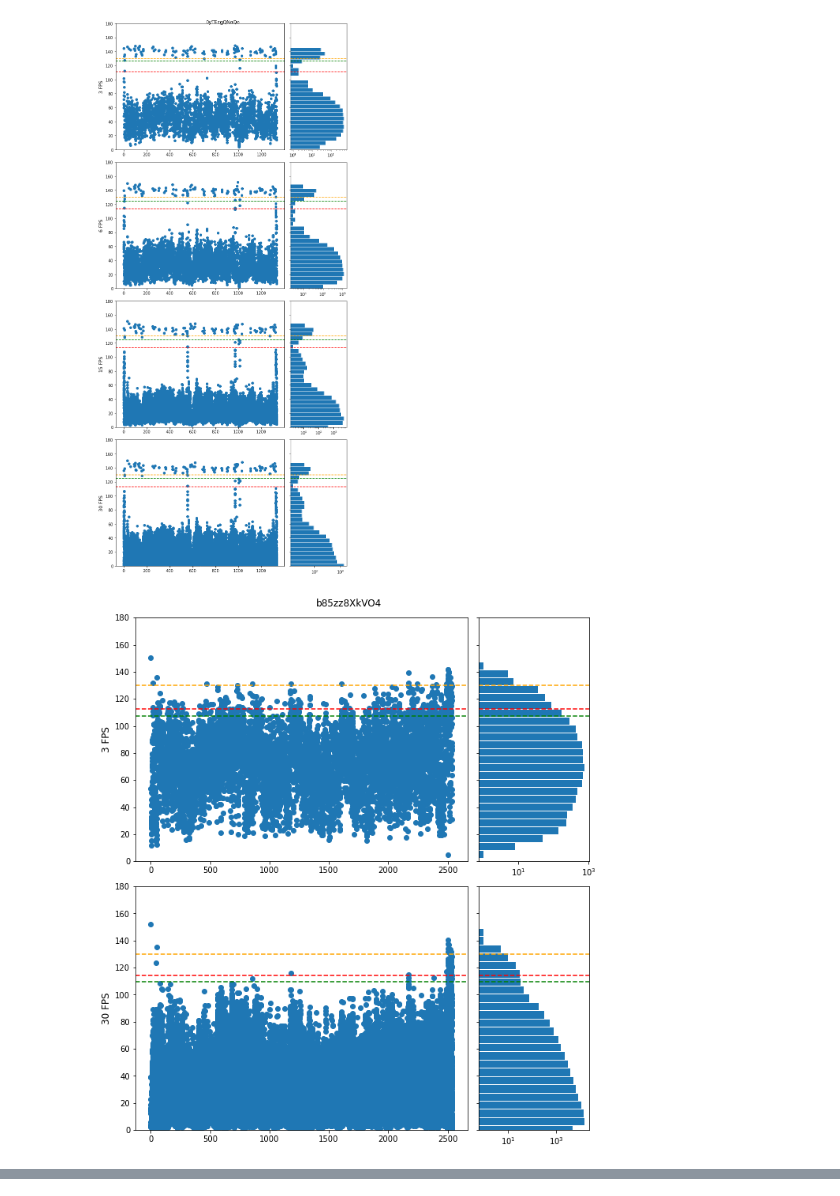
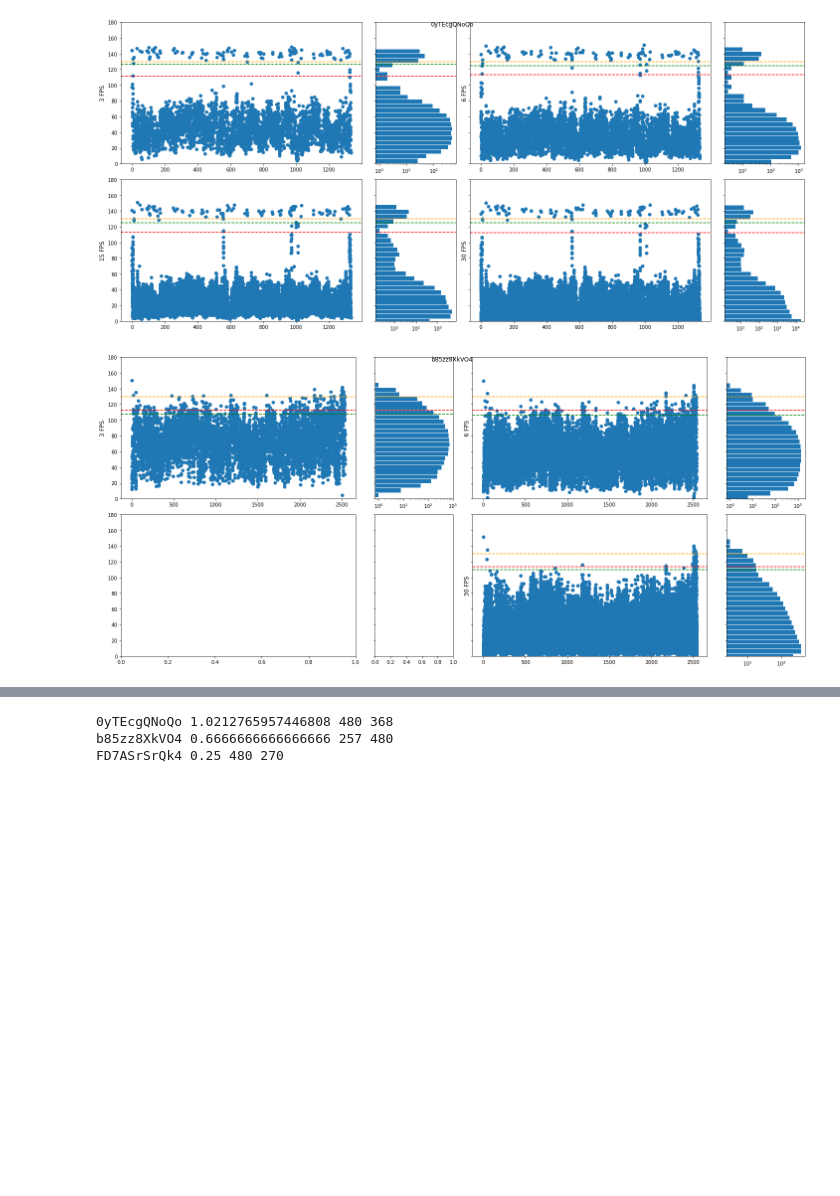
Before and after one commit to segonzal/chiletv, a Jupyter notebook: analysis/shot_transition.ipynb, the cells around one changed output, grey strips where cells are left out. Cells and saved outputs as stored; diff of their text form; code cells hidden in the pictures; blank space fills up the shorter version.

```diff
--- a/analysis/shot_transition.ipynb
+++ b/analysis/shot_transition.ipynb
@@ -41,36 +41,41 @@ for fps in [3, 6, 15, 30]:
 # %%
 for file_name in file_names:
     r = len(data[file_name])
-    fig, axs = plt.subplots(r, 2, figsize=(9, 5*r), gridspec_kw={'width_ratios': [3, 1]}, sharey=True, squeeze=False)
-    for i, fps in enumerate(data[file_name].keys()):
+    fig, axs = plt.subplots(2, 4, figsize=(20, 9), gridspec_kw={'width_ratios': [3, 1, 3, 1]}, sharey=True, squeeze=False)
+    for fps, i, j in [(3, 0, 0), (6, 0, 1), (15, 1, 0), (30, 1, 1)]:
+        if fps not in data[file_name]:
+            continue
 
+        ax1 = axs[i, 2*j]
+        ax2 = axs[i, 2*j+1]
         x, y = data[file_name][fps]
 
         h, b = np.histogram(y, 25)
-        axs[i, 0].scatter(x, y)
-        axs[i, 1].barh(b[:-1], h, (b[:-1] - b[1:]) * 0.9, log=True, align='center')
+        ax1.scatter(x, y)
+        ax2.barh(b[:-1], h, (b[:-1] - b[1:]) * 0.9, log=True, align='center')
 
         threshold_1 = 0.75 * np.max(y)
-        axs[i, 0].axhline(threshold_1, ls='--', c='red', label=r'\tau_1')
-        axs[i, 1].axhline(threshold_1, ls='--', c='red', label=r'\tau_1')
+        ax1.axhline(threshold_1, ls='--', c='red', label=r'\tau_1')
+        ax2.axhline(threshold_1, ls='--', c='red', label=r'\tau_1')
 
         yt = y[y > threshold_1]
         threshold_2 = np.mean(yt) - 2 * np.std(yt)
-        axs[i, 0].axhline(threshold_2, ls='--', c='green', label=r'\tau_2')
-        axs[i, 1].axhline(threshold_2, ls='--', c='green', label=r'\tau_2')
+        ax1.axhline(threshold_2, ls='--', c='green', label=r'\tau_2')
+        ax2.axhline(threshold_2, ls='--', c='green', label=r'\tau_2')
 
         threshold_3 = 130
-        axs[i, 0].axhline(threshold_3, ls='--', c='orange', label=r'\tau_3')
-        axs[i, 1].axhline(threshold_3, ls='--', c='orange', label=r'\tau_3')
+        ax1.axhline(threshold_3, ls='--', c='orange', label=r'\tau_3')
+        ax2.axhline(threshold_3, ls='--', c='orange', label=r'\tau_3')
 
-        axs[i, 0].set_ylim(0, 180)
-        axs[i, 0].set_ylabel(f"{fps} FPS", rotation=90, size='large')
+        ax1.set_ylim(0, 180)
+        ax1.set_ylabel(f"{fps} FPS", rotation=90, size='large')
 
+    fig.tight_layout()
     fig.suptitle(f'{file_name}')
     plt.savefig(f'images/shot_transition_{file_name}.svg', bbox_inches='tight')
     plt.savefig(f'images/shot_transition_{file_name}.png', bbox_inches='tight')
-    plt.tight_layout()
-    # plt.show()
+
+    plt.show()
 # %% [output]
-[figure, old version]
+[figure, new version]
-[figure, old version]
+[figure, new version]
@@ -98,8 +103,10 @@ for file_name in file_names:
 
     scale = float(480) / float(max(width, height))
 
-    width = int(scale * width)
-    height = int(scale * height)
+    width = int(np.round(scale * width))
+    height = int(np.round(scale * height))
+
+    print(file_name, scale, width, height)
 
     fourcc = cv2.VideoWriter_fourcc(*'mp4v')
     writer = cv2.VideoWriter(out_file.format(name=file_name), fourcc, 30, (3 * width, height))
@@ -128,3 +135,7 @@ for file_name in file_names:
         writer.write(frame)
     writer.release()
     cap.release()
+# %% [output]
+0yTEcgQNoQo 1.0212765957446808 480 368
+b85zz8XkVO4 0.6666666666666666 257 480
+FD7ASrSrQk4 0.25 480 270
```
Also changed, not shown: parts of 1 cell of this notebook, 1 other file.
